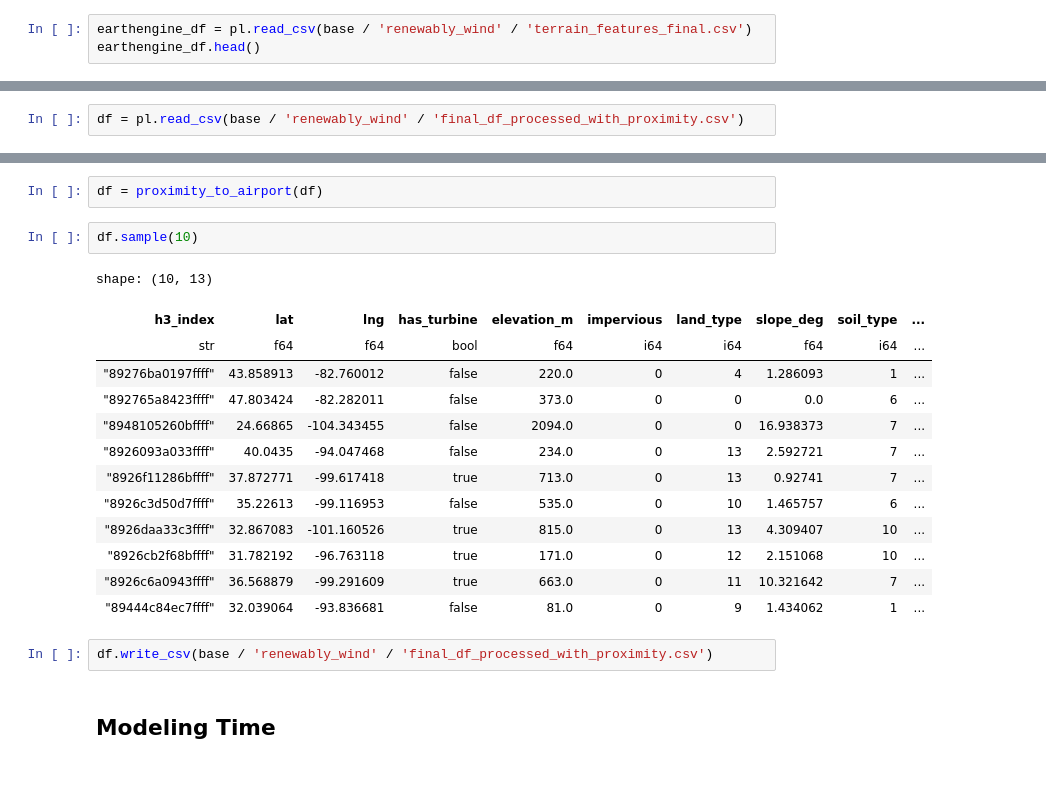
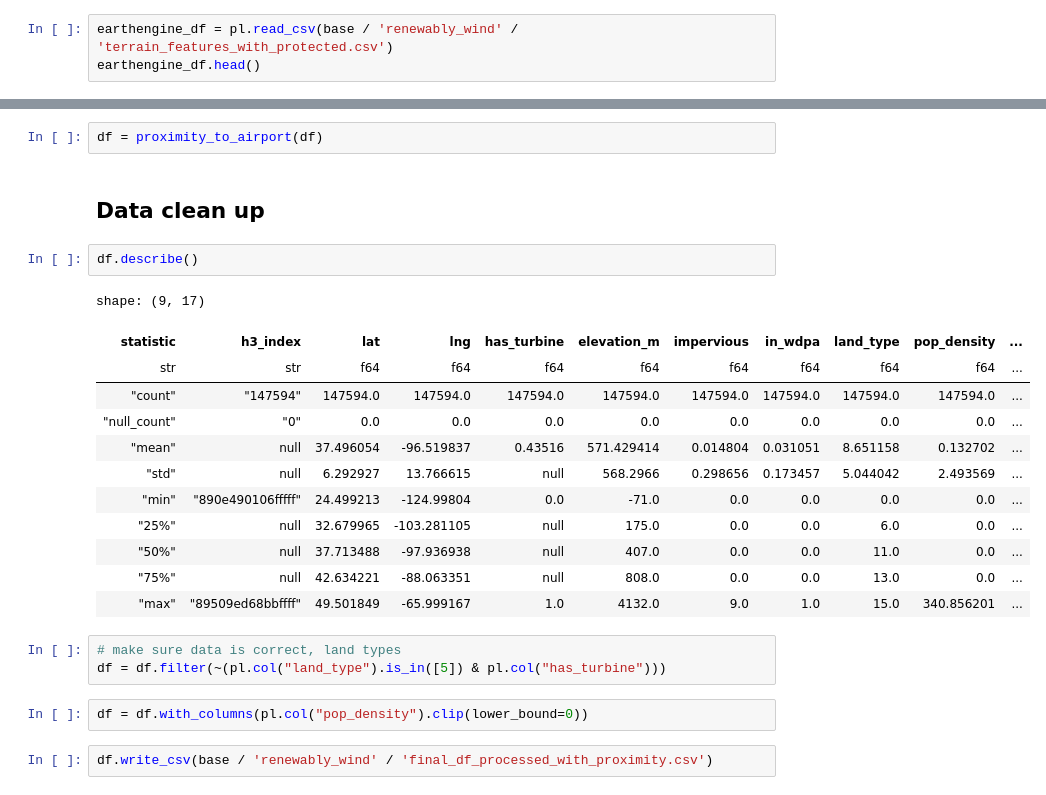
Before and after one commit to Luke-Pitstick/renewably-wind, a Jupyter notebook: src/python/ml/notebooks/viability/data_collection.ipynb, the cells around one changed output, grey strips where cells are left out. Cells and saved outputs as stored; diff of their text form.

Commit message:
finalized data collection and started modeling

```diff
--- a/src/python/ml/notebooks/viability/data_collection.ipynb
+++ b/src/python/ml/notebooks/viability/data_collection.ipynb
@@ -153,5 +183,5 @@ task = ee.batch.Export.table.toAsset(
 )
 task.start()
 # %%
-earthengine_df = pl.read_csv(base / 'renewably_wind' / 'terrain_features_final.csv')
+earthengine_df = pl.read_csv(base / 'renewably_wind' / 'terrain_features_with_protected.csv')
 earthengine_df.head()
@@ -391,8 +464,6 @@ def wind_speed(df: pl.DataFrame) -> pl.DataFrame:
     pdf["wind_speed"] = knn.predict(pdf[["lat", "lng"]].rename(columns={"lng": "lon"}))
 
     return pl.from_pandas(pdf)
-# %%
-df = pl.read_csv(base / 'renewably_wind' / 'final_df_processed_with_proximity.csv')
 # %%
 df = proximity_to_road(df)
 # %%
@@ -401,23 +472,27 @@ df = proximity_to_transmission_line(df)
 df = wind_speed(df)
 # %%
 df = proximity_to_airport(df)
+# %% [markdown]
+## Data clean up
+# %%
+df.describe()
+# %% [output]
+shape: (9, 17)
+| statistic | h3_index | lat | lng | has_turbine | elevation_m | impervious | in_wdpa | land_type | pop_density | ... |
+| str | str | f64 | f64 | f64 | f64 | f64 | f64 | f64 | f64 | ... |
+| "count" | "147594" | 147594.0 | 147594.0 | 147594.0 | 147594.0 | 147594.0 | 147594.0 | 147594.0 | 147594.0 | ... |
+| "null_count" | "0" | 0.0 | 0.0 | 0.0 | 0.0 | 0.0 | 0.0 | 0.0 | 0.0 | ... |
+| "mean" | null | 37.496054 | -96.519837 | 0.43516 | 571.429414 | 0.014804 | 0.031051 | 8.651158 | 0.132702 | ... |
+| "std" | null | 6.292927 | 13.766615 | null | 568.2966 | 0.298656 | 0.173457 | 5.044042 | 2.493569 | ... |
+| "min" | "890e490106fffff" | 24.499213 | -124.99804 | 0.0 | -71.0 | 0.0 | 0.0 | 0.0 | 0.0 | ... |
+| "25%" | null | 32.679965 | -103.281105 | null | 175.0 | 0.0 | 0.0 | 6.0 | 0.0 | ... |
+| "50%" | null | 37.713488 | -97.936938 | null | 407.0 | 0.0 | 0.0 | 11.0 | 0.0 | ... |
+| "75%" | null | 42.634221 | -88.063351 | null | 808.0 | 0.0 | 0.0 | 13.0 | 0.0 | ... |
+| "max" | "89509ed68bbffff" | 49.501849 | -65.999167 | 1.0 | 4132.0 | 9.0 | 1.0 | 15.0 | 340.856201 | ... |
 # %%
-df.sample(10)
+# make sure data is correct, land types
+df = df.filter(~(pl.col("land_type").is_in([5]) & pl.col("has_turbine")))
-# %% [output]
-shape: (10, 13)
-| h3_index | lat | lng | has_turbine | elevation_m | impervious | land_type | slope_deg | soil_type | ... |
-| str | f64 | f64 | bool | f64 | i64 | i64 | f64 | i64 | ... |
-| "89276ba0197ffff" | 43.858913 | -82.760012 | false | 220.0 | 0 | 4 | 1.286093 | 1 | ... |
-| "892765a8423ffff" | 47.803424 | -82.282011 | false | 373.0 | 0 | 0 | 0.0 | 6 | ... |
-| "8948105260bffff" | 24.66865 | -104.343455 | false | 2094.0 | 0 | 0 | 16.938373 | 7 | ... |
-| "8926093a033ffff" | 40.0435 | -94.047468 | false | 234.0 | 0 | 13 | 2.592721 | 7 | ... |
-| "8926f11286bffff" | 37.872771 | -99.617418 | true | 713.0 | 0 | 13 | 0.92741 | 7 | ... |
-| "8926c3d50d7ffff" | 35.22613 | -99.116953 | false | 535.0 | 0 | 10 | 1.465757 | 6 | ... |
-| "8926daa33c3ffff" | 32.867083 | -101.160526 | true | 815.0 | 0 | 13 | 4.309407 | 10 | ... |
-| "8926cb2f68bffff" | 31.782192 | -96.763118 | true | 171.0 | 0 | 12 | 2.151068 | 10 | ... |
-| "8926c6a0943ffff" | 36.568879 | -99.291609 | true | 663.0 | 0 | 11 | 10.321642 | 7 | ... |
-| "89444c84ec7ffff" | 32.039064 | -93.836681 | false | 81.0 | 0 | 9 | 1.434062 | 1 | ... |
+# %%
+df = df.with_columns(pl.col("pop_density").clip(lower_bound=0))
 # %%
 df.write_csv(base / 'renewably_wind' / 'final_df_processed_with_proximity.csv')
-# %% [markdown]
-## Modeling Time
```
Also changed, not shown: parts of 11 cells of this notebook, 1 other file.
